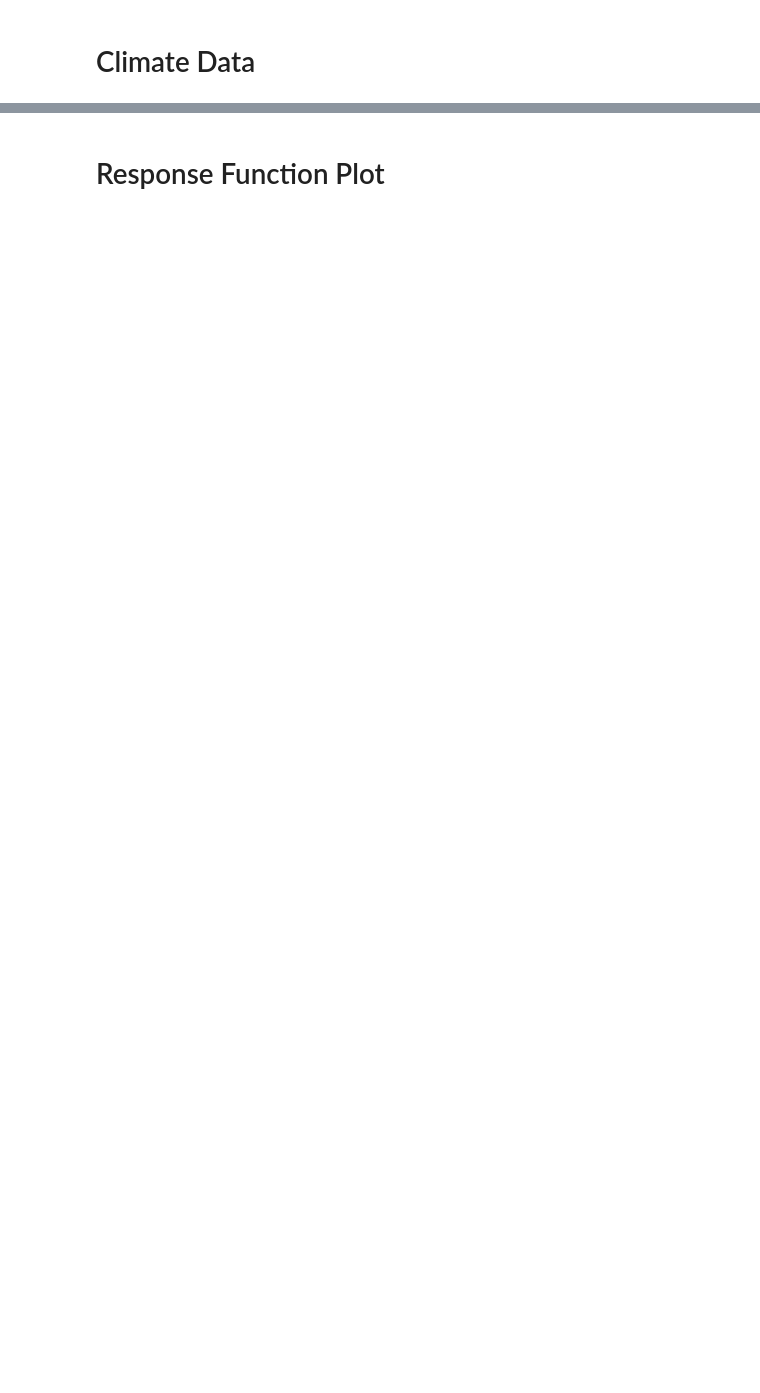
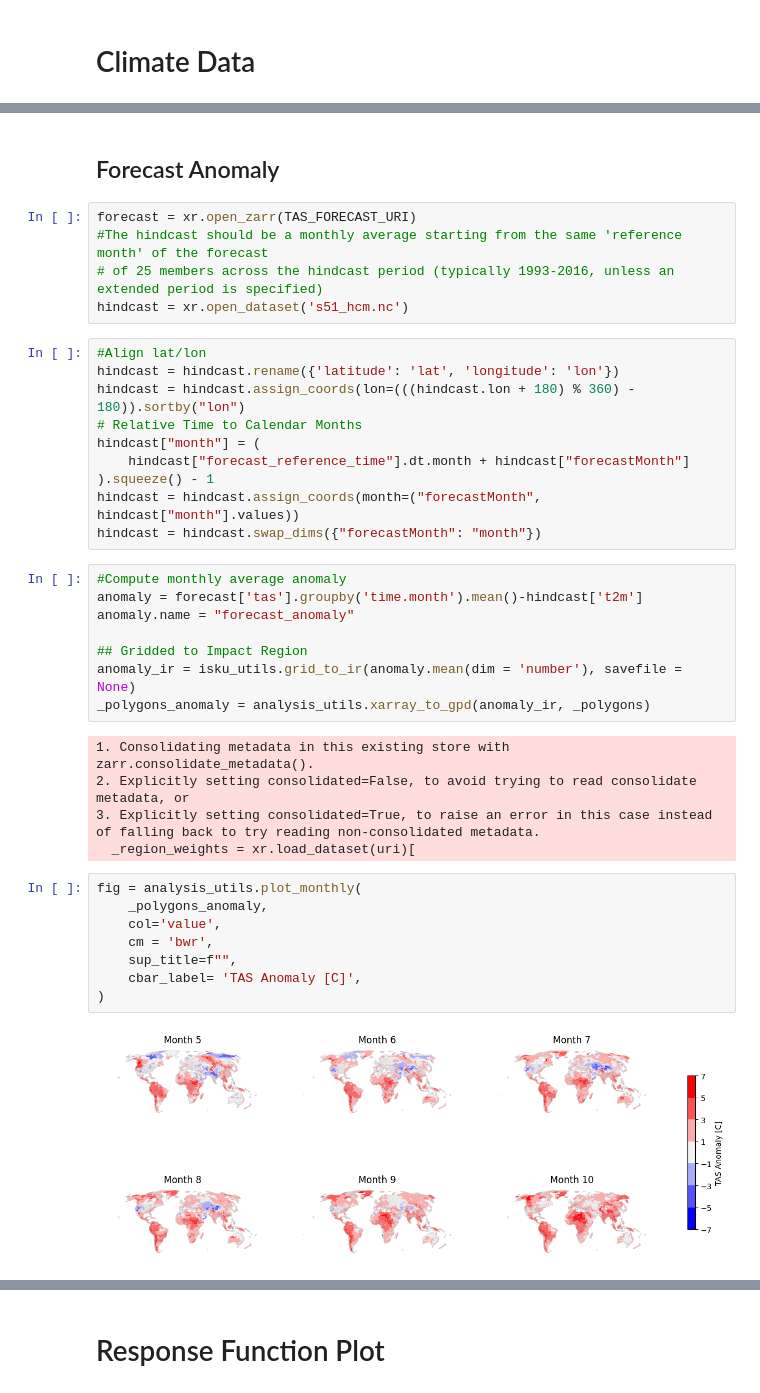
Before and after one commit to ClimateImpactLab/poreallas, a Jupyter notebook: analysis/a00_seasonal_forecast_analysis.ipynb, the cells around one changed output, grey strips where cells are left out. Drawn from its saved outputs; the diff is of its cells as text; blank space fills up the shorter version.

```diff
--- a/analysis/a00_seasonal_forecast_analysis.ipynb
+++ b/analysis/a00_seasonal_forecast_analysis.ipynb
@@ -109,0 +127,40 @@ analysis_utils.plot_monthly(
+# %% [markdown]
+## Forecast Anomaly
+# %%
+forecast = xr.open_zarr(TAS_FORECAST_URI)
+#The hindcast should be a monthly average starting from the same 'reference month' of the forecast
+# of 25 members across the hindcast period (typically 1993-2016, unless an extended period is specified)
+hindcast = xr.open_dataset('s51_hcm.nc')
+# %%
+#Align lat/lon
+hindcast = hindcast.rename({'latitude': 'lat', 'longitude': 'lon'})
+hindcast = hindcast.assign_coords(lon=(((hindcast.lon + 180) % 360) - 180)).sortby("lon")
+# Relative Time to Calendar Months
+hindcast["month"] = (
+    hindcast["forecast_reference_time"].dt.month + hindcast["forecastMonth"]
+).squeeze() - 1
+hindcast = hindcast.assign_coords(month=("forecastMonth", hindcast["month"].values))
+hindcast = hindcast.swap_dims({"forecastMonth": "month"})
+# %%
+#Compute monthly average anomaly
+anomaly = forecast['tas'].groupby('time.month').mean()-hindcast['t2m']
+anomaly.name = "forecast_anomaly"
+
+## Gridded to Impact Region
+anomaly_ir = isku_utils.grid_to_ir(anomaly.mean(dim = 'number'), savefile = None)
+_polygons_anomaly = analysis_utils.xarray_to_gpd(anomaly_ir, _polygons)
+# %% [output]
+1. Consolidating metadata in this existing store with zarr.consolidate_metadata().
+2. Explicitly setting consolidated=False, to avoid trying to read consolidate metadata, or
+3. Explicitly setting consolidated=True, to raise an error in this case instead of falling back to try reading non-consolidated metadata.
+  _region_weights = xr.load_dataset(uri)[
+# %%
+fig = analysis_utils.plot_monthly(
+    _polygons_anomaly,
+    col='value',
+    cm = 'bwr',
+    sup_title=f"",
+    cbar_label= 'TAS Anomaly [C]',
+)
+# %% [output]
+[figure, added]
```
Also changed, not shown: parts of 14 cells of this notebook, 1 other file.
